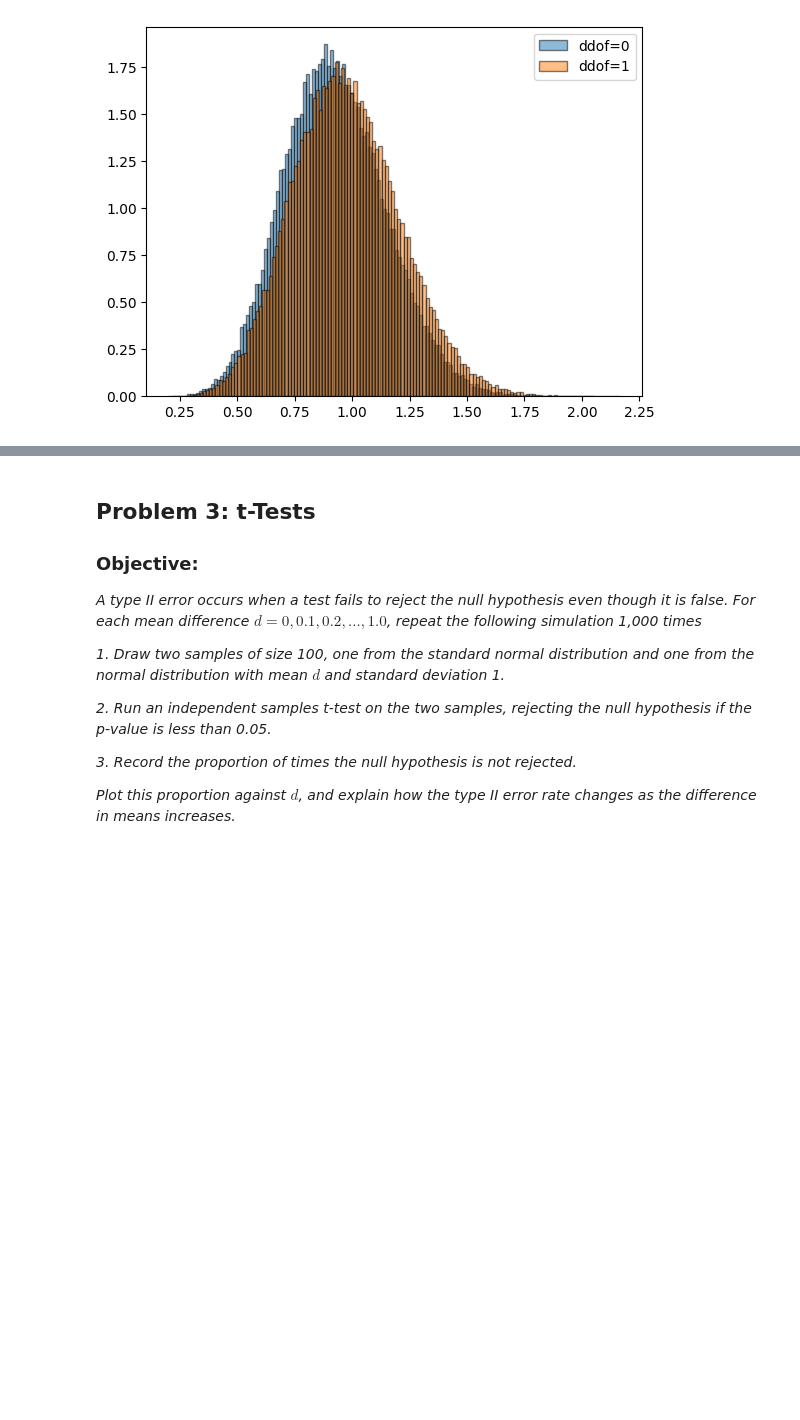
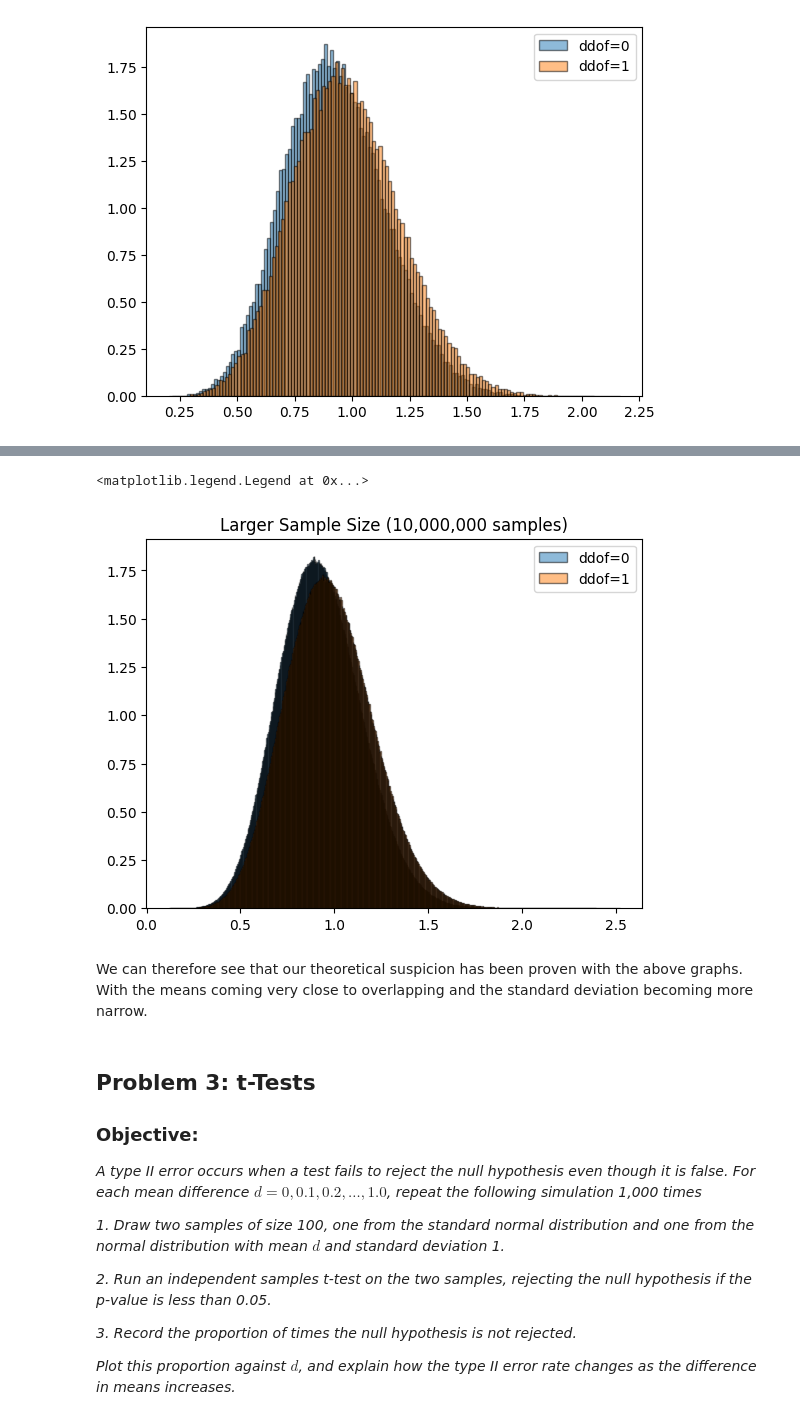
Before and after one commit to AndreHoarau/applied-statistics-assessment, a Jupyter notebook: problems.ipynb, the cells around one changed output, grey strips where cells are left out. Saved outputs shown, nothing was run; the diff lists cells and outputs as text; code cells hidden in the pictures; blank space fills up the shorter version.

```diff
--- a/problems.ipynb
+++ b/problems.ipynb
@@ -313,3 +342,20 @@ Looking at the histogram we can make the following observations:
+# %%
+rng_1 = np.random.default_rng(seed=42)
+samples_1 = rng_1.normal(size =(10000000, 10))
+ddof_0_bigger =np.std(samples_1, axis=1, ddof=0)
+ddof_1_bigger =np.std(samples_1,axis = 1, ddof= 1)
+# Create an empty plot
+fig, ax = plt.subplots()
+# Create histogram for ddof=0.
+ax.hist(ddof_0_bigger,edgecolor = 'black', density=True, bins='auto', alpha=0.5, label='ddof=0')
+ax.hist(ddof_1_bigger,edgecolor = 'black', density=True, bins='auto', alpha=0.5, label='ddof=1')
+ax.set_title('Larger Sample Size (10,000,000 samples)')
+ax.legend()
+# %% [output]
+<matplotlib.legend.Legend at 0x...>
+[figure, added]
+# %% [markdown]
+We can therefore see that our theoretical suspicion has been proven with the above graphs. With the means coming very close to overlapping and the standard deviation becoming more narrow.
 # %% [markdown]
 ## Problem 3: t-Tests
 ### Objective:
```
Also changed, not shown: parts of 8 cells of this notebook.
